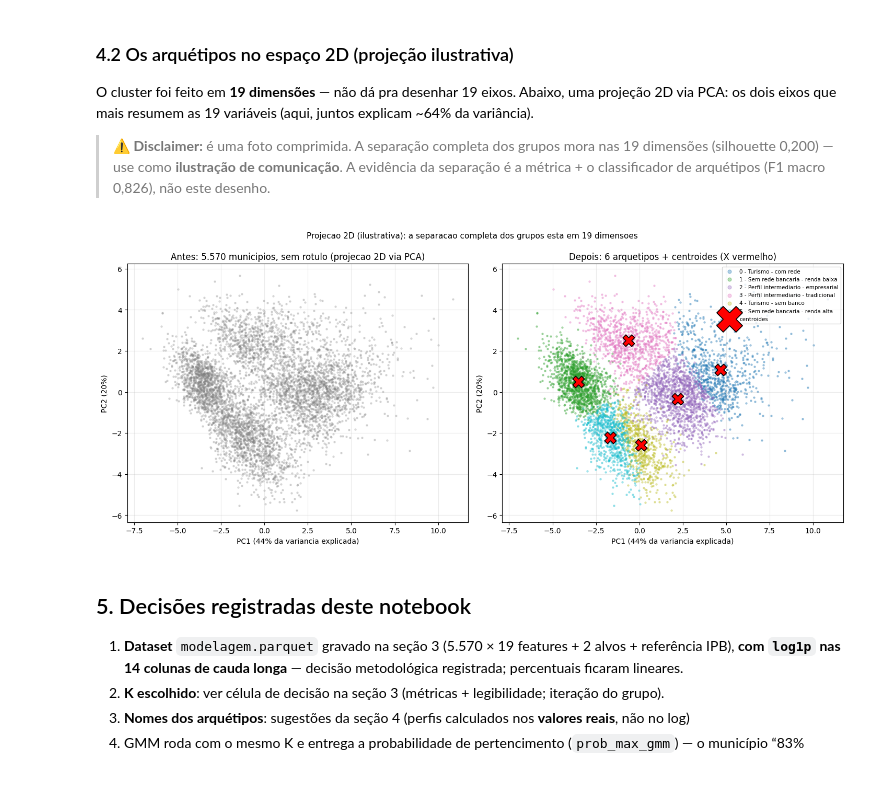
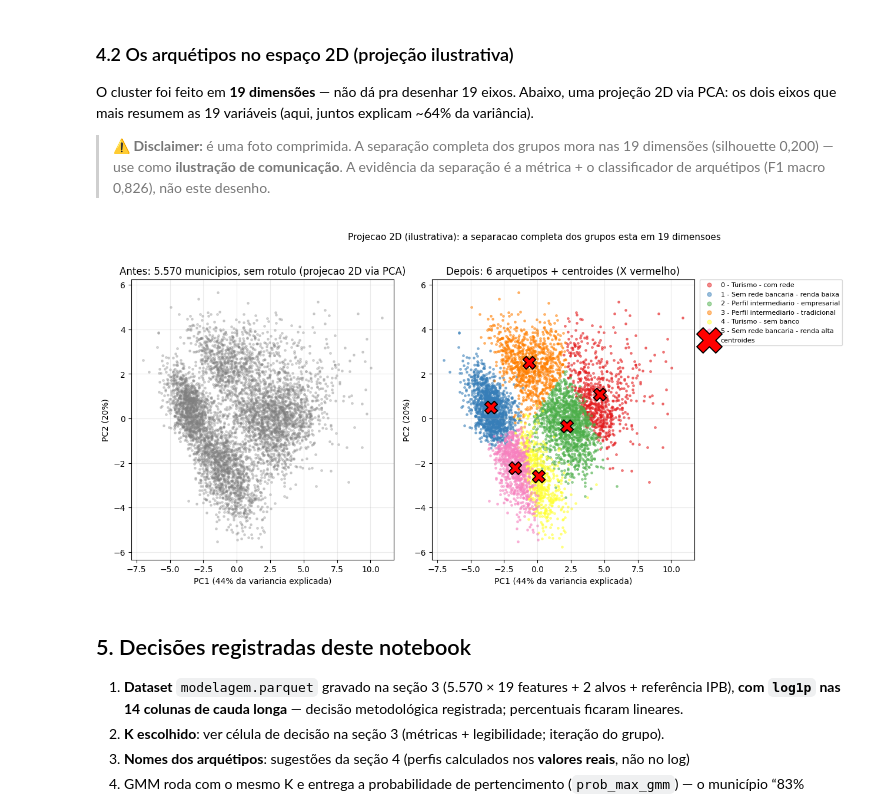
Before and after one commit to LucioFrCruz/heluvina_projeto_final_202602, a Jupyter notebook: notebooks/01_modelagem/01_dataset_e_arquetipos.ipynb, the cells around one changed output. Cells and saved outputs as stored; diff of their text form; code cells hidden in the pictures; blank space fills up the shorter version.

Commit message:
fix: legenda externa e paleta set1 no scatter dos arquetipos

```diff
--- a/notebooks/01_modelagem/01_dataset_e_arquetipos.ipynb
+++ b/notebooks/01_modelagem/01_dataset_e_arquetipos.ipynb
@@ -358,39 +358,45 @@ O cluster foi feito em **19 dimensões** — não dá pra desenhar 19 eixos. Aba
 # %%
 from sklearn.decomposition import PCA
 from sklearn.preprocessing import StandardScaler
 
 X_pad = StandardScaler().fit_transform(df_model[FEATURES_MODELO])
 pca = PCA(n_components=2, random_state=SEED)
 X_2d = pca.fit_transform(X_pad)
 centers_2d = pca.transform(modelo_km.cluster_centers_)
 var = pca.explained_variance_ratio_
 
-fig, axes = plt.subplots(1, 2, figsize=(14.5, 6.2))
-axes[0].scatter(X_2d[:, 0], X_2d[:, 1], s=5, alpha=0.25, color="gray")
+# Set1: paleta com maximo contraste entre as 6 cores (evita pares que se
+# confundem, como dois azuis parecidos)
+cores = plt.cm.Set1(np.linspace(0, 0.83, K_ESCOLHIDO))
+
+fig, axes = plt.subplots(1, 2, figsize=(15, 6.2))
+axes[0].scatter(X_2d[:, 0], X_2d[:, 1], s=6, alpha=0.3, color="gray")
 axes[0].set_title("Antes: 5.570 municipios, sem rotulo (projecao 2D via PCA)")
 
-cores = plt.cm.tab10(np.linspace(0, 1, K_ESCOLHIDO))
 for c in sorted(pd.unique(labels_km)):
     mascara = (labels_km.to_numpy() == c)
-    axes[1].scatter(X_2d[mascara, 0], X_2d[mascara, 1], s=5, alpha=0.35,
+    axes[1].scatter(X_2d[mascara, 0], X_2d[mascara, 1], s=6, alpha=0.5,
                     color=cores[c], label=f"{c} - {nomes[c]}")
-axes[1].scatter(centers_2d[:, 0], centers_2d[:, 1], marker="X", s=260,
-                c="red", edgecolors="black", linewidths=1.2, zorder=5,
+axes[1].scatter(centers_2d[:, 0], centers_2d[:, 1], marker="X", s=240,
+                c="red", edgecolors="black", linewidths=1.4, zorder=5,
                 label="centroides")
 axes[1].set_title("Depois: 6 arquetipos + centroides (X vermelho)")
-axes[1].legend(fontsize=7.5, markerscale=2.2, loc="upper right")
+# Legenda FORA da area de plotagem (a direita): nenhum ponto nem
+# centroide pode tampa-la
+axes[1].legend(fontsize=8, markerscale=2.0, loc="upper left",
+               bbox_to_anchor=(1.02, 1.0), borderaxespad=0)
 
 for ax in axes:
     ax.set_xlabel(f"PC1 ({var[0]:.0%} da variancia explicada)")
     ax.set_ylabel(f"PC2 ({var[1]:.0%})")
     ax.grid(alpha=0.25)
 fig.suptitle("Projecao 2D (ilustrativa): a separacao completa dos grupos esta em 19 dimensoes",
              fontsize=11, y=0.99)
-fig.tight_layout()
+fig.tight_layout(rect=(0, 0, 0.86, 0.97))  # reserva espaco p/ legenda externa
 fig.savefig(FIGS / "01_scatter_pca_arquetipos.png", dpi=110)
 plt.show()
 # %% [output]
-[figure, old version]
+[figure, new version]
 # %% [markdown]
 ## 5. Decisões registradas deste notebook
 
```
Also changed, not shown: 1 other file.
